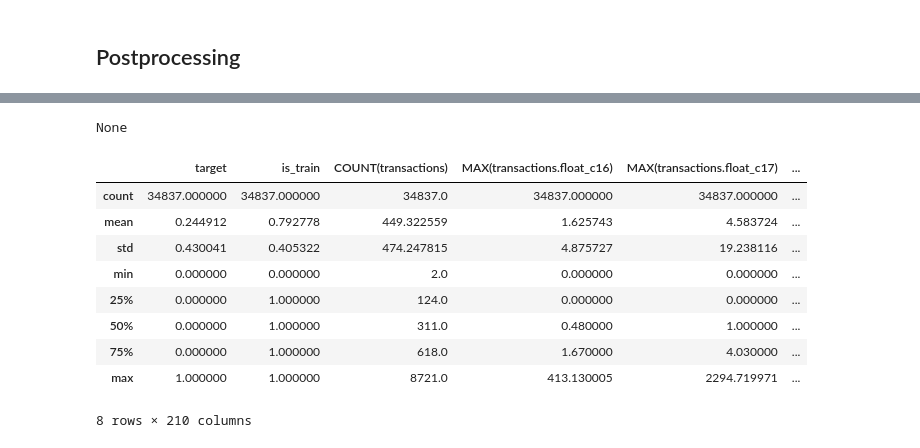
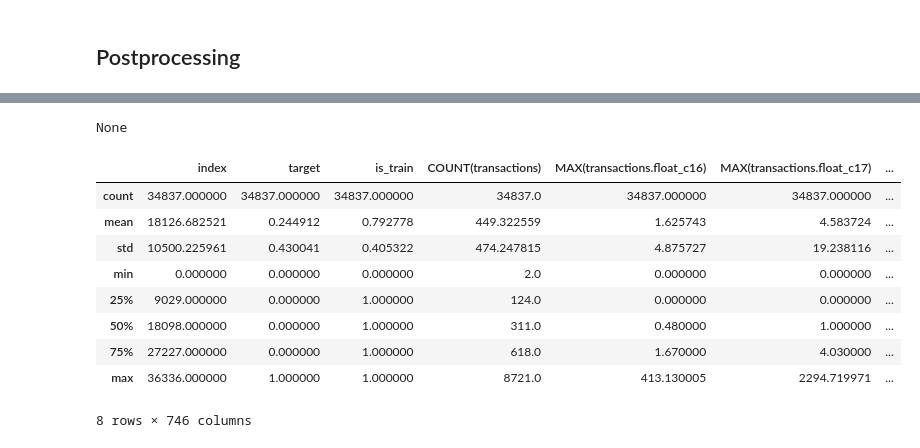
Before and after one commit to danproshyn/ff_internship, a Jupyter notebook: feature_engineering/feature_engineering_auto.ipynb, the cells around one changed output, grey strips where cells are left out. Cells and saved outputs as stored; diff of their text form; code cells hidden in the pictures.

```diff
--- a/feature_engineering/feature_engineering_auto.ipynb
+++ b/feature_engineering/feature_engineering_auto.ipynb
@@ -159,6 +164,7 @@ activities_df = read_app_activity(ACTIVITY_PATH, encode_bool=False)
 activities_df = activities_df.astype({'client_id': str})
 activities_df = preprocess_app_activity_data(activities_df)
 activities_df['activity_date_str'] = activities_df['activity_date'].dt.date.astype(str)  # used later for feature generation
+activities_df = add_calendar_values(activities_df, 'activity_date', prefix='activity_date_')
 display(activities_df.info(show_counts=True))
 
 es.add_dataframe(
@@ -240,6 +247,7 @@ comms_df = comms_df.astype({'client_id': str})
 # comms_df = preprocess_comm_data(comms)
 # comms_df = encode_comm_categories(comms)
 comms_df['contact_date_str'] = comms_df['contact_date'].dt.date.astype(str)  # used later for feature generation
+comms_df = add_calendar_values(comms_df, 'contact_date', prefix='contact_date_')
 display(comms_df.info(show_counts=True))
 
 es.add_dataframe(
@@ -358,6 +383,10 @@ df_name = 'activities'
 # Date
 for prim in ['first', 'last']:
     primitive_options[prim]['include_columns'][df_name] += ['activity_date']
+primitive_options['mean']['include_columns'][df_name] += [
+    'activity_date_day_of_week_sin', 'activity_date_day_of_week_cos',
+    'activity_date_day_of_month_sin', 'activity_date_day_of_month_cos',
+]
 
 # Numeric
 num_cols = ['float_c11', 'float_c12', 'float_c13', 'float_c14', 'float_c15', 'float_c16', 'float_c17']
@@ -377,7 +406,10 @@ primitive_options['percent_true']['include_columns'][df_name] += bool_cols
 
 # Interesting values
 interesting_values = {
+    'cat_c4': [1, 2],
+    'cat_c6': [1, 2, 3],
     'cat_c9': [1, 2],
+    'activity_date_is_weekend': [True, False],
 }
 es.add_interesting_values(dataframe_name=df_name, values=interesting_values)
 # %%
@@ -488,0 +520,15 @@ Elapsed: 01:49 | Progress: 100%|██████████
+# %%
+def prep_time_gaps(df, date_col, prefix):
+    df = df.sort_values(by=['client_id', date_col])
+
+    gap_col_name = f'{prefix}_gap_days'
+    df[gap_col_name] = df.groupby('client_id')[date_col].diff().dt.total_seconds() / (3600 * 24)
+    df[gap_col_name] = df[gap_col_name].fillna(0)
+
+    return df[['client_id', date_col, gap_col_name]]
+
+df_transactions_gap = prep_time_gaps(transactions_df, 'tran_date', 'tran_date')
+df_activities_gap = prep_time_gaps(activities_df, 'activity_date', 'activity_date')
+df_comms_gap  = prep_time_gaps(comms_df, 'contact_date', 'contact_date')
+
+display(df_transactions_gap.head(10))
@@ -489,7 +602,7 @@ Elapsed: 01:49 | Progress: 100%|██████████
 # %% [markdown]
 ## Postprocessing
 # %%
-df = feature_matrix_enc
+df = final_features
 df = df.reset_index()
 # df = df.drop(columns=['client_id'])
 df = df.dropna(subset=[
@@ -514,22 +627,21 @@ df = df.astype({col: 'int8' for col in time_cols})
 cyclical = CyclicalFeatures(variables=time_cols, drop_original=True)
 df = cyclical.fit_transform(df)
 
-# Fill activities missing data
-cols_with_blanks = [
-    'MEAN(activities.float_c11 WHERE cat_c9 = 2)', 'MEAN(activities.float_c11 WHERE cat_c9 = 1)',
-    'MEAN(activities.float_c12 WHERE cat_c9 = 2)', 'MEAN(activities.float_c12 WHERE cat_c9 = 1)',
-    'MEAN(activities.float_c14 WHERE cat_c9 = 2)', 'MEAN(activities.float_c14 WHERE cat_c9 = 1)',
+# Fill  missing data
+cols_to_fill_with_mean = [
+    c for c in df.columns
+    if (' WHERE ' in c and c.startswith('MEAN(')) or c.endswith('__skewness')
 ]
-ami = AddMissingIndicator(variables=cols_with_blanks)
+ami = AddMissingIndicator(variables=cols_to_fill_with_mean)
 df = ami.fit_transform(df)
-ani = ArbitraryNumberImputer(arbitrary_number=0, variables=cols_with_blanks)
-df = ani.fit_transform(df)
+mmi = MeanMedianImputer(imputation_method='mean', variables=cols_to_fill_with_mean)
+df = mmi.fit_transform(df)
 
 # Convert boolean values to 0 and 1
 df = df.astype({col: 'int8' for col in df.select_dtypes(include=['bool']).columns})
 df = df.astype({col: 'Int8' for col in df.select_dtypes(include=['boolean']).columns})
 
-df.to_csv('../data/features/features_auto_v1.csv', index=False)
+df.to_csv('../data/features/features_auto_v2.csv', index=False)
 display(df.info(verbose=True, show_counts=True))
 display(df.describe())
 # %% [output]
@@ -553,11 +665,11 @@ memory usage: 39.9 MB
 None
-|  | target | is_train | COUNT(transactions) | MAX(transactions.float_c16) | MAX(transactions.float_c17) | ... |
-| count | 34837.000000 | 34837.000000 | 34837.0 | 34837.000000 | 34837.000000 | ... |
-| mean | 0.244912 | 0.792778 | 449.322559 | 1.625743 | 4.583724 | ... |
-| std | 0.430041 | 0.405322 | 474.247815 | 4.875727 | 19.238116 | ... |
-| min | 0.000000 | 0.000000 | 2.0 | 0.000000 | 0.000000 | ... |
-| 25% | 0.000000 | 1.000000 | 124.0 | 0.000000 | 0.000000 | ... |
-| 50% | 0.000000 | 1.000000 | 311.0 | 0.480000 | 1.000000 | ... |
-| 75% | 0.000000 | 1.000000 | 618.0 | 1.670000 | 4.030000 | ... |
-| max | 1.000000 | 1.000000 | 8721.0 | 413.130005 | 2294.719971 | ... |
+|  | index | target | is_train | COUNT(transactions) | MAX(transactions.float_c16) | MAX(transactions.float_c17) | ... |
+| count | 34837.000000 | 34837.000000 | 34837.000000 | 34837.0 | 34837.000000 | 34837.000000 | ... |
+| mean | 18126.682521 | 0.244912 | 0.792778 | 449.322559 | 1.625743 | 4.583724 | ... |
+| std | 10500.225961 | 0.430041 | 0.405322 | 474.247815 | 4.875727 | 19.238116 | ... |
+| min | 0.000000 | 0.000000 | 0.000000 | 2.0 | 0.000000 | 0.000000 | ... |
+| 25% | 9029.000000 | 0.000000 | 1.000000 | 124.0 | 0.000000 | 0.000000 | ... |
+| 50% | 18098.000000 | 0.000000 | 1.000000 | 311.0 | 0.480000 | 1.000000 | ... |
+| 75% | 27227.000000 | 0.000000 | 1.000000 | 618.0 | 1.670000 | 4.030000 | ... |
+| max | 36336.000000 | 1.000000 | 1.000000 | 8721.0 | 413.130005 | 2294.719971 | ... |
-8 rows × 210 columns
+8 rows × 746 columns
```
Also changed, not shown: parts of 11 cells of this notebook, 4 other files.
